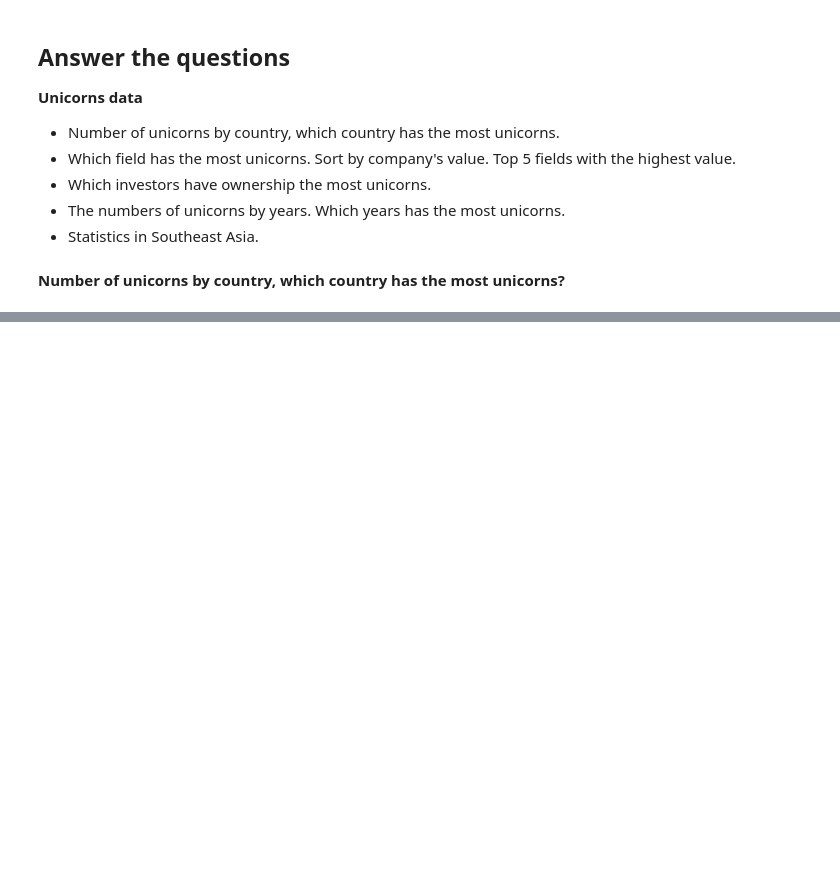
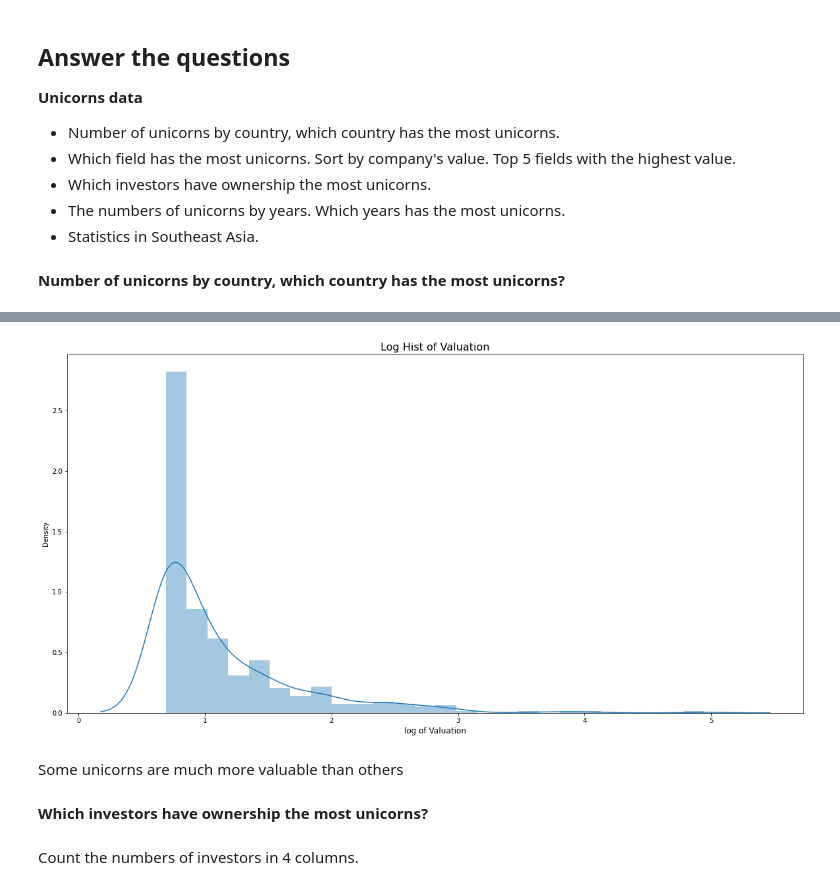
Before and after one commit to Rosiee0312/Unicorn---Analytics, a Jupyter notebook: Data_analytics.ipynb, the cells around one changed output, grey strips where cells are left out. Drawn from its saved outputs; the diff is of its cells as text; code cells hidden in the pictures; blank space fills up the shorter version.

```diff
--- a/Data_analytics.ipynb
+++ b/Data_analytics.ipynb
@@ -495,0 +616,3 @@ country_unicorns = unicorn_df['Country'].value_counts()
+# %%
+unicorn_df['Valuation ($B) log'] = np.log(unicorn_df['Valuation ($B)']+1)
+unicorn_df[['Valuation ($B)', 'Valuation ($B) log']].head()
@@ -495,0 +626,14 @@ country_unicorns = unicorn_df['Country'].value_counts()
+# %%
+plt.figure(figsize=(20,10))
+sns.distplot(unicorn_df['Valuation ($B) log'])
+plt.xlabel('log of Valuation', fontsize=12)
+plt.title("Log Hist of Valuation", fontsize=16)
+plt.show()
+# %% [output]
+[figure, added]
+# %% [markdown]
+Some unicorns are much more valuable than others
+# %% [markdown]
+__Which investors have ownership the most unicorns?__
+# %% [markdown]
+Count the numbers of investors in 4 columns.
```
Also changed, not shown: parts of 42 cells of this notebook.
